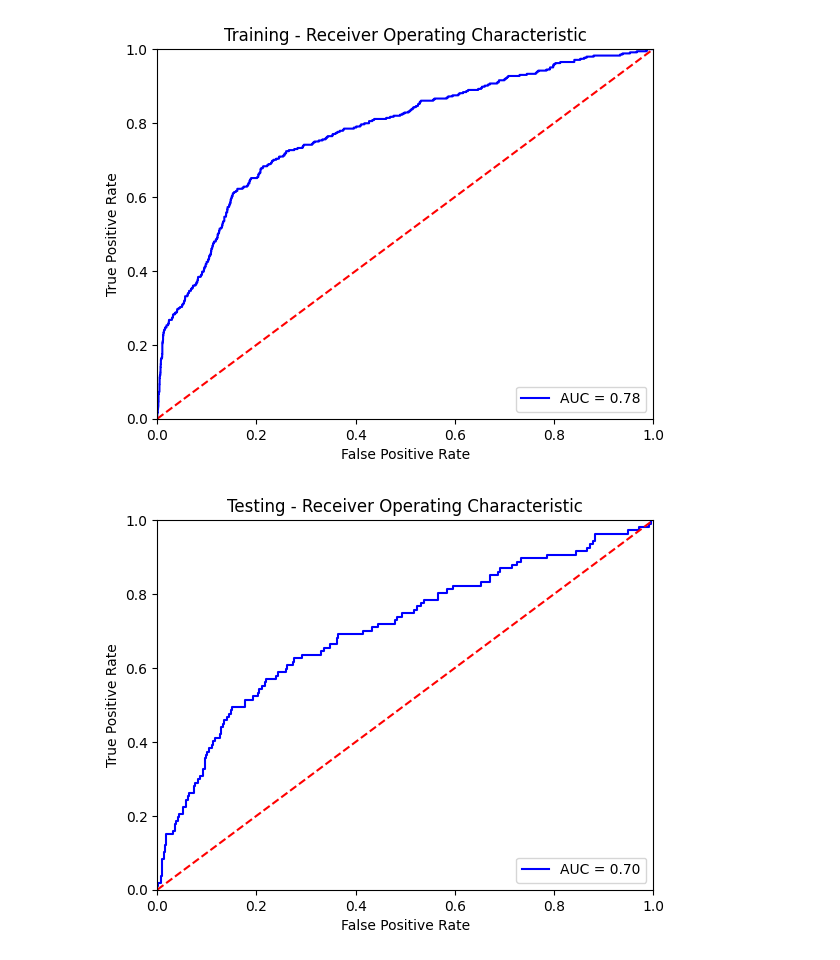
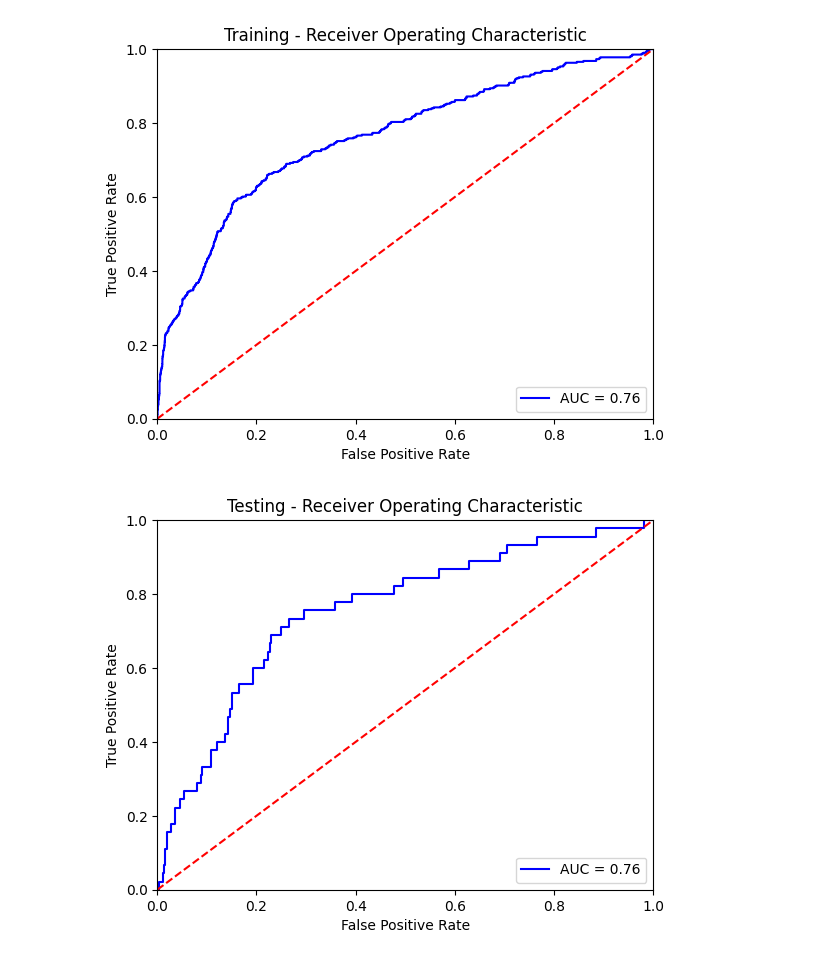
Before and after one commit to 0xcutie/bank-marketing-hw, a Jupyter notebook: naive_bayes.ipynb, the cells around one changed output. Drawn from its saved outputs; the diff is of its cells as text; code cells hidden in the pictures.

```diff
--- a/naive_bayes.ipynb
+++ b/naive_bayes.ipynb
@@ -1,10 +1,4 @@
 # %%
-# -*- coding: utf-8 -*-
-"""
-Created on Thu Apr 26 10:17:51 2018
-
-@author: abinaya
-"""
 
 import numpy as np
 import pandas as pd
@@ -13,10 +7,10 @@ from sklearn.naive_bayes import GaussianNB, MultinomialNB
 #from imblearn.over_sampling import SMOTE
 from evaluate_classifier_performance import evaluate_classifier_performance
 
-df_train = pd.read_csv('Data/bank-additional-preprocessed-mode-standardize-train.csv')
-df_test = pd.read_csv('Data/bank-additional-preprocessed-mode-standardize-test.csv')
-del df_train['Unnamed: 0']
-del df_test['Unnamed: 0']
+df_train = pd.read_csv('/Users/cleazhang/Downloads/bank-additional-dataset/kfold_fold_10_train.csv')
+df_test = pd.read_csv('/Users/cleazhang/Downloads/bank-additional-dataset/kfold_fold_10_test.csv')
+# del df_train['Unnamed: 0']
+# del df_test['Unnamed: 0']
 
 
 df_train_class = pd.DataFrame(df_train['y'])
@@ -91,2 +85,2 @@ Testing AUC for ROC:  0.7038709612093843
-[figure, old version]
+[figure, new version]
-[figure, old version]
+[figure, new version]
```
Also changed, not shown: parts of 1 cell of this notebook.
